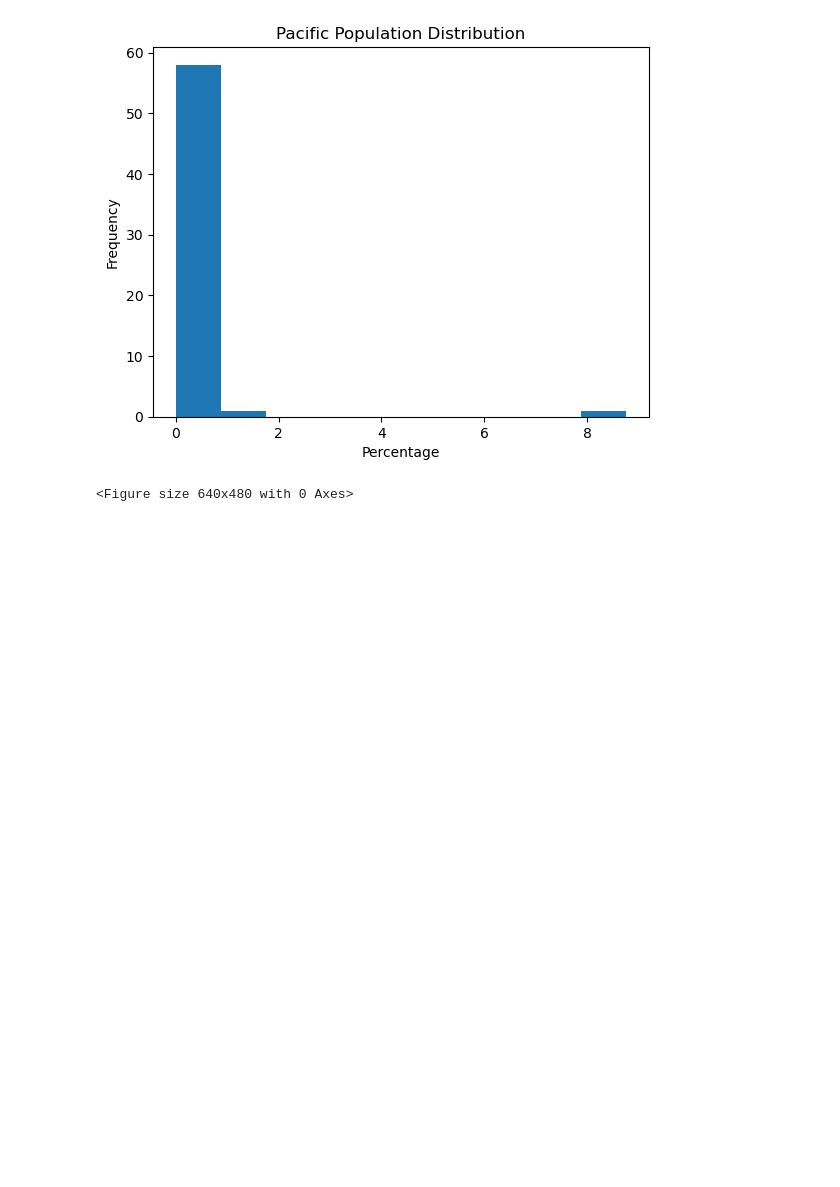
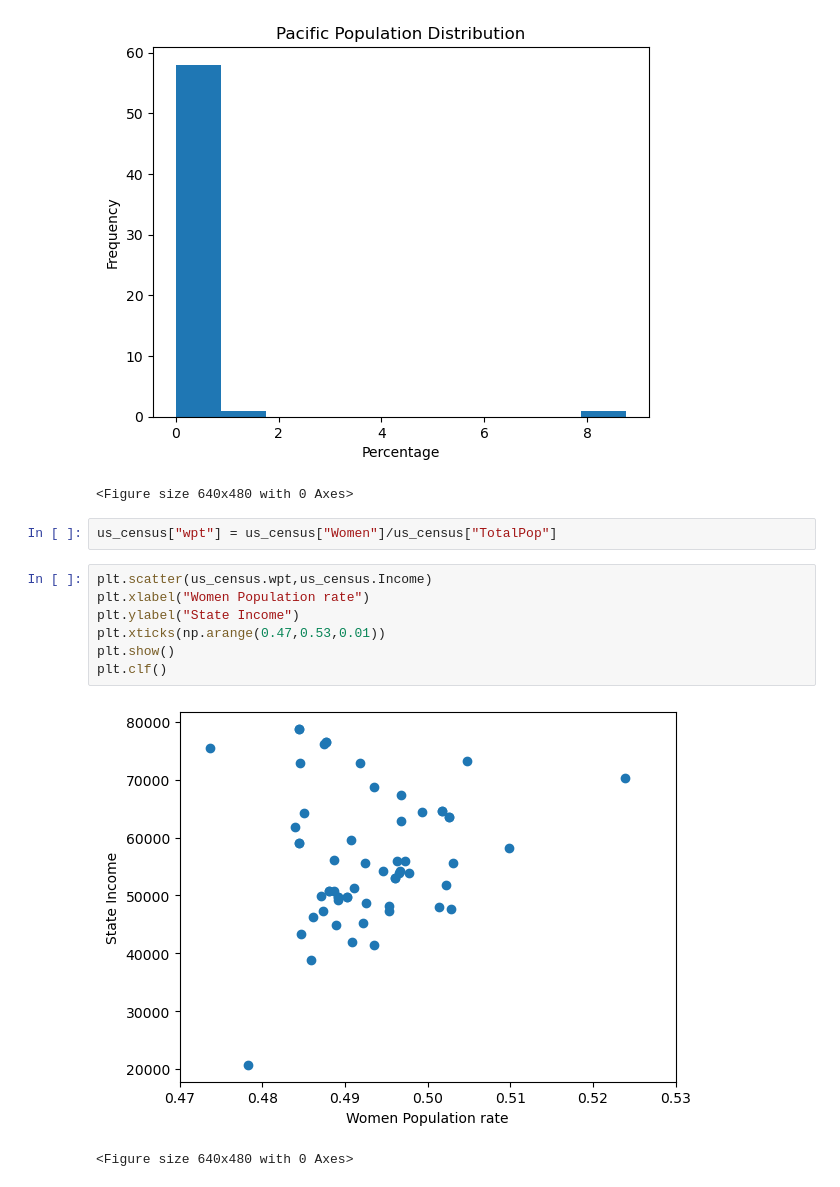
Before and after one commit to fesancakli/fesancakli, a Jupyter notebook: Data_cleaning_visulation.ipynb, the cells around one changed output. Cells and saved outputs as stored; diff of their text form; blank space fills up the shorter version.

```diff
--- a/Data_cleaning_visulation.ipynb
+++ b/Data_cleaning_visulation.ipynb
@@ -116,3 +117,15 @@ for j in race_columns:
 [figure]
 [figure]
 <Figure size 640x480 with 0 Axes>
+# %%
+us_census["wpt"] = us_census["Women"]/us_census["TotalPop"]
+# %%
+plt.scatter(us_census.wpt,us_census.Income)
+plt.xlabel("Women Population rate")
+plt.ylabel("State Income")
+plt.xticks(np.arange(0.47,0.53,0.01))
+plt.show()
+plt.clf()
+# %% [output]
+[figure, added]
+<Figure size 640x480 with 0 Axes>
```
Also changed, not shown: parts of 1 cell of this notebook.
